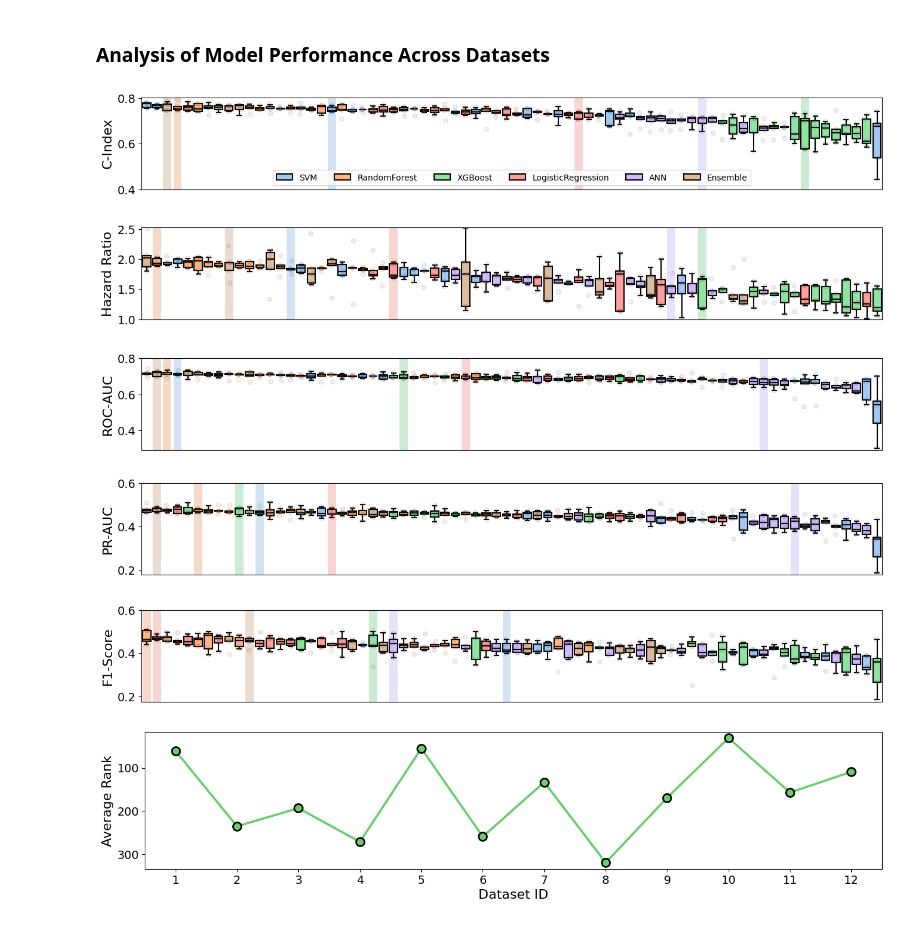
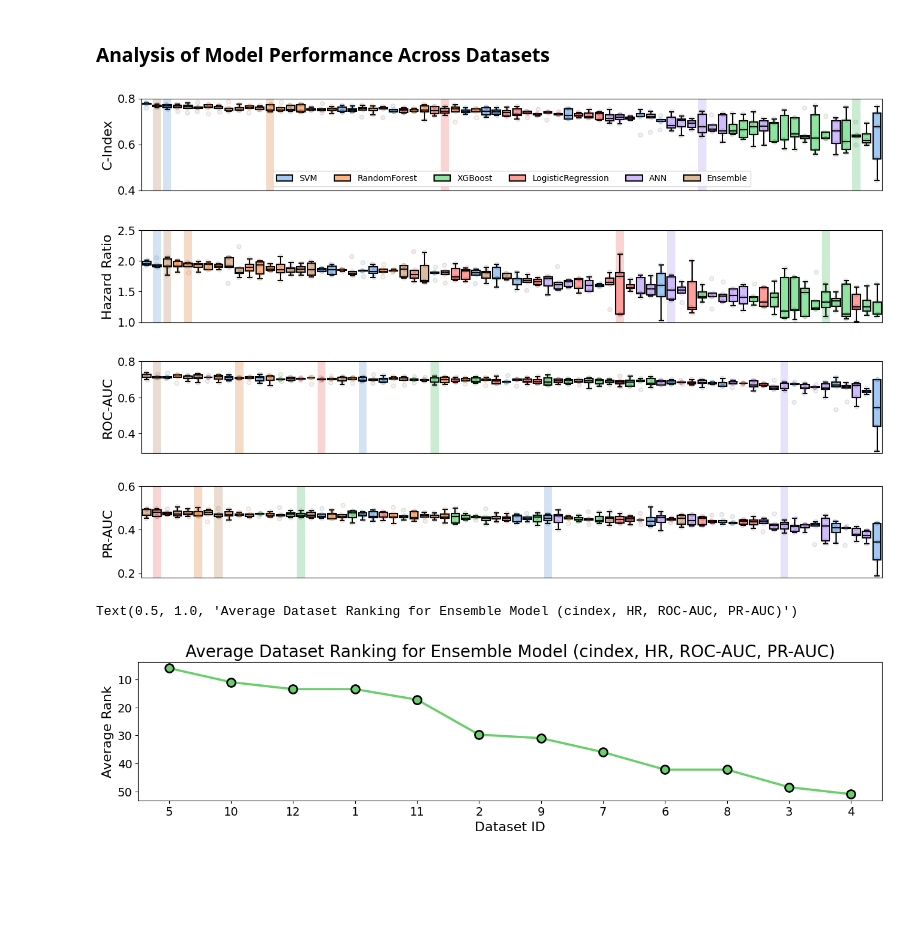
Before and after one commit to JackWJW/LGG_Prognosis_Prediction, a Jupyter notebook: Analysis_Model_Performance.ipynb, the cells around one changed output. Cells and saved outputs as stored; diff of their text form; code cells hidden in the pictures; blank space fills up the shorter version.

```diff
--- a/Analysis_Model_Performance.ipynb
+++ b/Analysis_Model_Performance.ipynb
@@ -16,7 +16,7 @@ for rs in range(0,5):
 # %%
 combined_df=pd.concat(df_list).drop(columns=["Unnamed: 0"])
 combined_df["Model_DS"] = combined_df["Model"]+"_"+combined_df["Dataset ID"]
-for var_of_interest in ["cindex","HR","roc_auc_mean","pr_auc_mean","f1_mean"]:
+for var_of_interest in ["cindex","HR","roc_auc_mean","pr_auc_mean"]:
     combined_df[f"Model_Mean_{var_of_interest}"] = combined_df[["Model","Dataset ID",var_of_interest]].groupby(["Model","Dataset ID"])[var_of_interest].transform('mean')
     combined_df[f"DS_Mean_{var_of_interest}"] = combined_df[["Dataset ID",var_of_interest]].groupby(["Dataset ID"])[var_of_interest].transform('mean')
 # %%
@@ -24,16 +24,15 @@ combined_df["cindex_rank"] = combined_df["DS_Mean_cindex"].rank(ascending=False,
 combined_df["HR_rank"] = combined_df["DS_Mean_HR"].rank(ascending=False,method='min')
 combined_df["ROC_rank"] = combined_df["DS_Mean_roc_auc_mean"].rank(ascending=False,method='min')
 combined_df["PR_rank"] = combined_df["DS_Mean_pr_auc_mean"].rank(ascending=False,method='min')
-combined_df["F1_rank"] = combined_df["DS_Mean_f1_mean"].rank(ascending=False,method='min')
-combined_df["combined_rank"] = combined_df[["cindex_rank","HR_rank","ROC_rank","PR_rank","F1_rank"]].mean(axis=1)
+combined_df["combined_rank"] = combined_df[["cindex_rank","HR_rank","ROC_rank","PR_rank"]].mean(axis=1)
 # %%
-for model_mean, var_of_interest in [["Model_Mean_cindex","cindex"],["Model_Mean_HR","HR"],["Model_Mean_roc_auc_mean","roc_auc_mean"],["Model_Mean_pr_auc_mean","pr_auc_mean"],["Model_Mean_f1_mean","f1_mean"]]:
+for model_mean, var_of_interest in [["Model_Mean_cindex","cindex"],["Model_Mean_HR","HR"],["Model_Mean_roc_auc_mean","roc_auc_mean"],["Model_Mean_pr_auc_mean","pr_auc_mean"]]:
     if var_of_interest == "cindex":
         leg_status = True
     else:
         leg_status = False
     plotting_df = combined_df.copy()
-    plotting_df["DS_Label"] = plotting_df["Dataset ID"]=="10"
+    plotting_df["DS_Label"] = plotting_df["Dataset ID"]=="5"
     plotting_df["DS_Label"] = plotting_df["DS_Label"] * 5
     fig, ax = plt.subplots(figsize=(16,2))
     sns.boxplot(plotting_df.sort_values(by=model_mean,ascending=False),x="Model_DS",y=var_of_interest,
@@ -54,8 +53,6 @@ for model_mean, var_of_interest in [["Model_Mean_cindex","cindex"],["Model_Mean_
         y_title = "ROC-AUC"
     elif var_of_interest == "pr_auc_mean":
         y_title = "PR-AUC"
-    elif var_of_interest == "f1_mean":
-        y_title = "F1-Score"
     plt.ylabel(y_title,fontsize=16)
     plt.ylim(plotting_df[var_of_interest].min()-0.01,plotting_df[var_of_interest].max()+0.01)
     plt.xlabel("")
@@ -67,8 +64,6 @@ for model_mean, var_of_interest in [["Model_Mean_cindex","cindex"],["Model_Mean_
         plt.yticks([0.4,0.6,0.8])
     elif var_of_interest == "pr_auc_mean":
         plt.yticks([0.2,0.4,0.6])
-    elif var_of_interest == "f1_mean":
-        plt.yticks([0.2,0.4,0.6])
     plt.tick_params(axis='y',labelsize=14)
     plt.xticks(labels=[],ticks=[])
     if leg_status == True:
@@ -76,17 +71,31 @@ for model_mean, var_of_interest in [["Model_Mean_cindex","cindex"],["Model_Mean_
         ax.get_legend().set_title("")
     plt.show()
 # %% [output]
-[figure, old version]
+[figure, new version]
-[figure, old version]
+[figure, new version]
-[figure, old version]
+[figure, new version]
-[figure, old version]
+[figure, new version]
-[figure, removed]
+# %%
+combined_df=pd.concat(df_list).drop(columns=["Unnamed: 0"])
+combined_df = combined_df[combined_df["Model"]=="Ensemble"]
+combined_df["Model_DS"] = combined_df["Model"]+"_"+combined_df["Dataset ID"]
+for var_of_interest in ["cindex","HR","roc_auc_mean","pr_auc_mean"]:
+    combined_df[f"Model_Mean_{var_of_interest}"] = combined_df[["Model","Dataset ID",var_of_interest]].groupby(["Model","Dataset ID"])[var_of_interest].transform('mean')
+    combined_df[f"DS_Mean_{var_of_interest}"] = combined_df[["Dataset ID",var_of_interest]].groupby(["Dataset ID"])[var_of_interest].transform('mean')
+
+combined_df["cindex_rank"] = combined_df["DS_Mean_cindex"].rank(ascending=False,method='min')
+combined_df["HR_rank"] = combined_df["DS_Mean_HR"].rank(ascending=False,method='min')
+combined_df["ROC_rank"] = combined_df["DS_Mean_roc_auc_mean"].rank(ascending=False,method='min')
+combined_df["PR_rank"] = combined_df["DS_Mean_pr_auc_mean"].rank(ascending=False,method='min')
+combined_df["combined_rank"] = combined_df[["cindex_rank","HR_rank","ROC_rank","PR_rank"]].mean(axis=1)
 # %%
 fig, ax = plt.subplots(figsize=(16,3))
-sns.pointplot(combined_df,x="Dataset ID",y="combined_rank",markeredgecolor="black",markeredgewidth=2,markersize=10,color="#69CE6C")
+sns.pointplot(combined_df.sort_values(by="combined_rank"),x="Dataset ID",y="combined_rank",markeredgecolor="black",markeredgewidth=2,markersize=10,color="#69CE6C")
 ax.invert_yaxis()
 plt.ylabel("Average Rank",fontsize=16)
 plt.xlabel("Dataset ID",fontsize=16)
 plt.tick_params(axis='both',labelsize=14)
+plt.title("Average Dataset Ranking for Ensemble Model (cindex, HR, ROC-AUC, PR-AUC)",fontsize=20)
 # %% [output]
+Text(0.5, 1.0, 'Average Dataset Ranking for Ensemble Model (cindex, HR, ROC-AUC, PR-AUC)')
-[figure, old version]
+[figure, new version]
```
Also changed, not shown: parts of 6 cells of this notebook.
